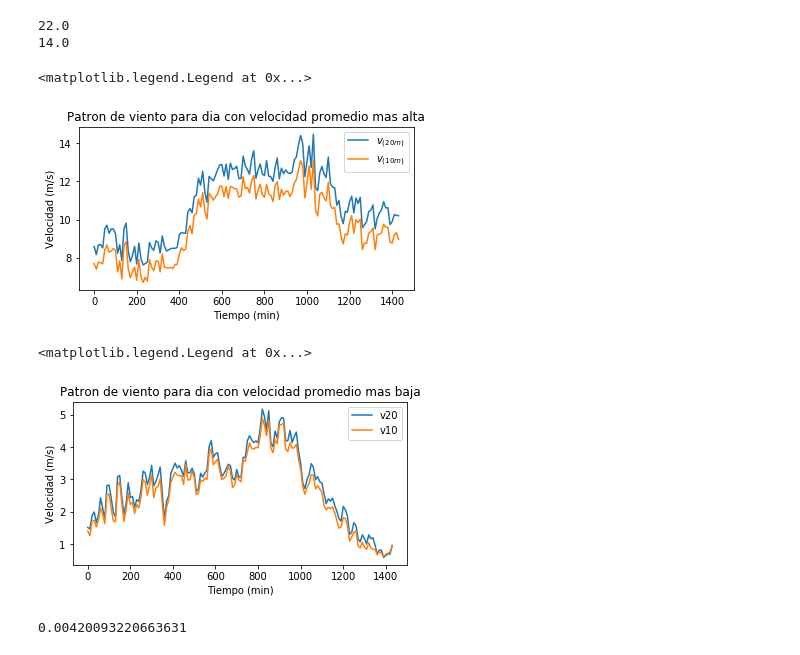
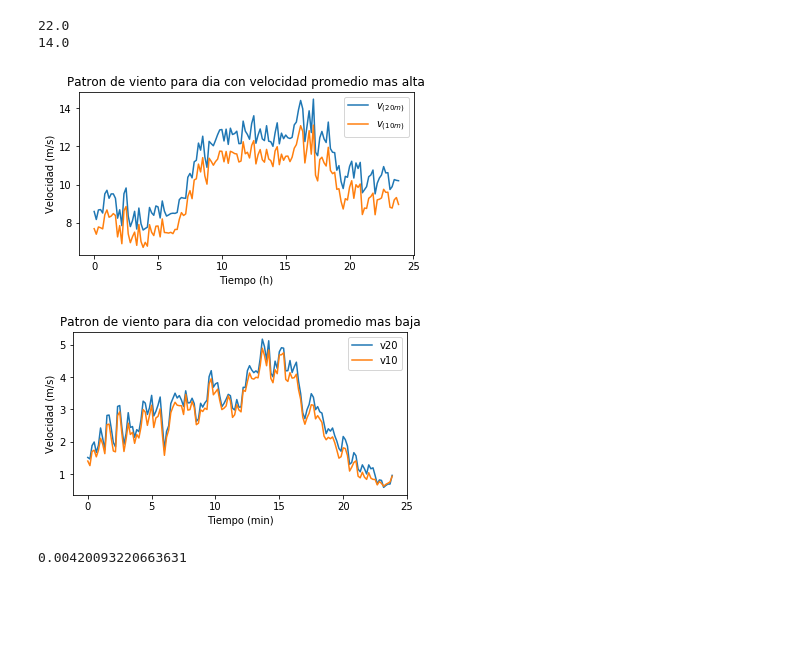
Before and after one commit to nicomn97/EnergiaEolica, a Jupyter notebook: Tarea1.ipynb, the cells around one changed output. Drawn from its saved outputs; the diff is of its cells as text; code cells hidden in the pictures; blank space fills up the shorter version.

```diff
--- a/Tarea1.ipynb
+++ b/Tarea1.ipynb
@@ -63,19 +63,19 @@ print(diaMin[0,0])
 dMax=data[data[:,2]==diaMax[0,0]]
 dMin=data[data[:,2]==diaMin[0,0]]
 # %%
-tMax=dMax[:,3]*60+dMax[:,4]
-tMin=dMin[:,3]*60+dMin[:,4]
+tMax=dMax[:,3]+dMax[:,4]/60
+tMin=dMin[:,3]+dMin[:,4]/60
 # %%
 plt.figure(figsize=(6,3))
 plt.plot(tMax, dMax[:,5], label='$v_{(20m)}$')
 plt.plot(tMax, dMax[:,6], label='$v_{(10m)}$')
 plt.ylabel('Velocidad (m/s)')
-plt.xlabel('Tiempo (min)')
+plt.xlabel('Tiempo (h)')
 plt.title("Patron de viento para dia con velocidad promedio mas alta")
 plt.legend()
+plt.savefig("patronDiaAlta.png")
 # %% [output]
-<matplotlib.legend.Legend at 0x...>
-[figure, old version]
+[figure, new version]
 # %%
 plt.figure(figsize=(6,3))
 plt.plot(tMin, dMin[:,5], label='v20')
@@ -84,9 +84,9 @@ plt.ylabel('Velocidad (m/s)')
 plt.xlabel('Tiempo (min)')
 plt.title("Patron de viento para dia con velocidad promedio mas baja")
 plt.legend()
+plt.savefig("patronDiaBaja.png")
 # %% [output]
-<matplotlib.legend.Legend at 0x...>
-[figure, old version]
+[figure, new version]
 # %%
 np.min(np.abs(paramDia[:,1]-np.mean(data[:,5])))
 # %% [output]
```
Also changed, not shown: parts of 9 cells of this notebook, 10 other files.
